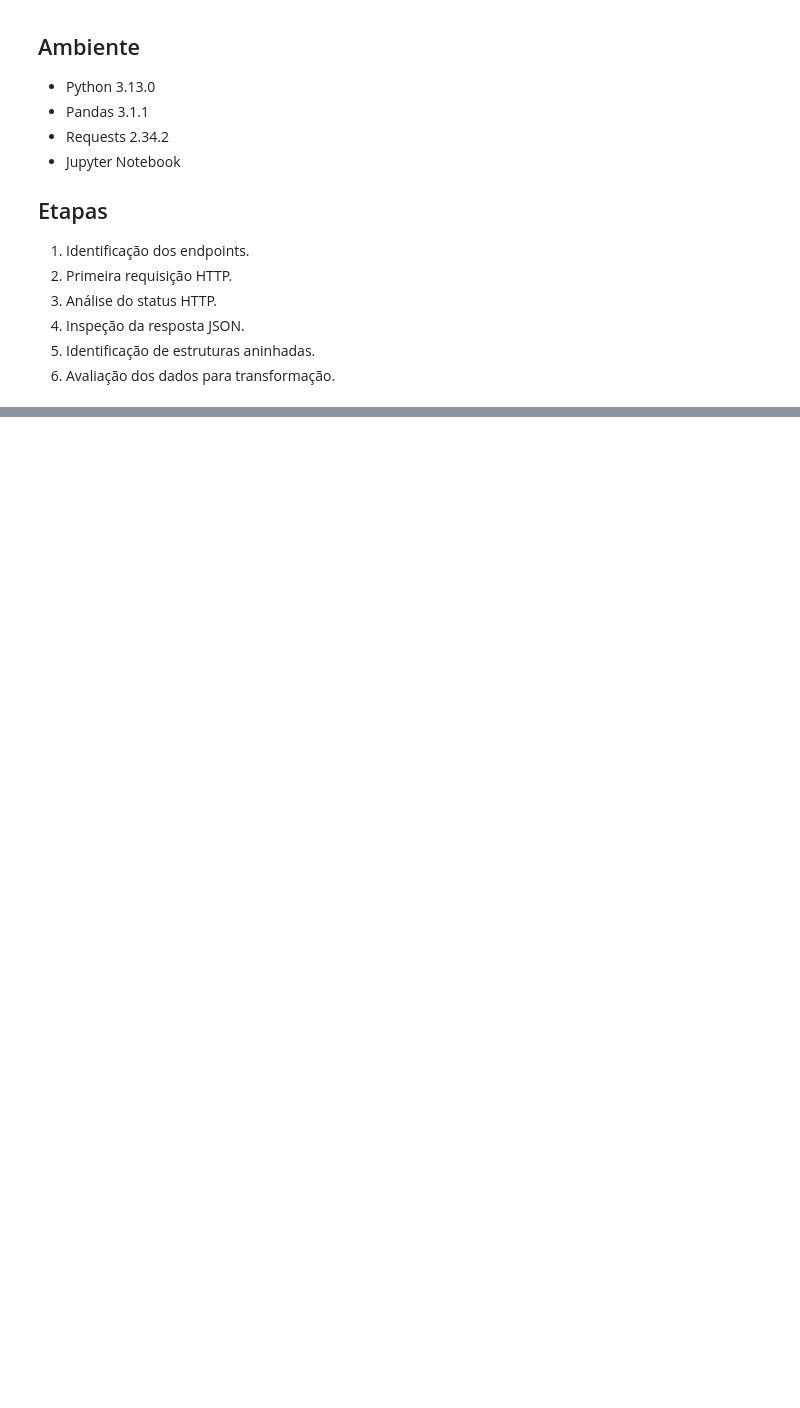
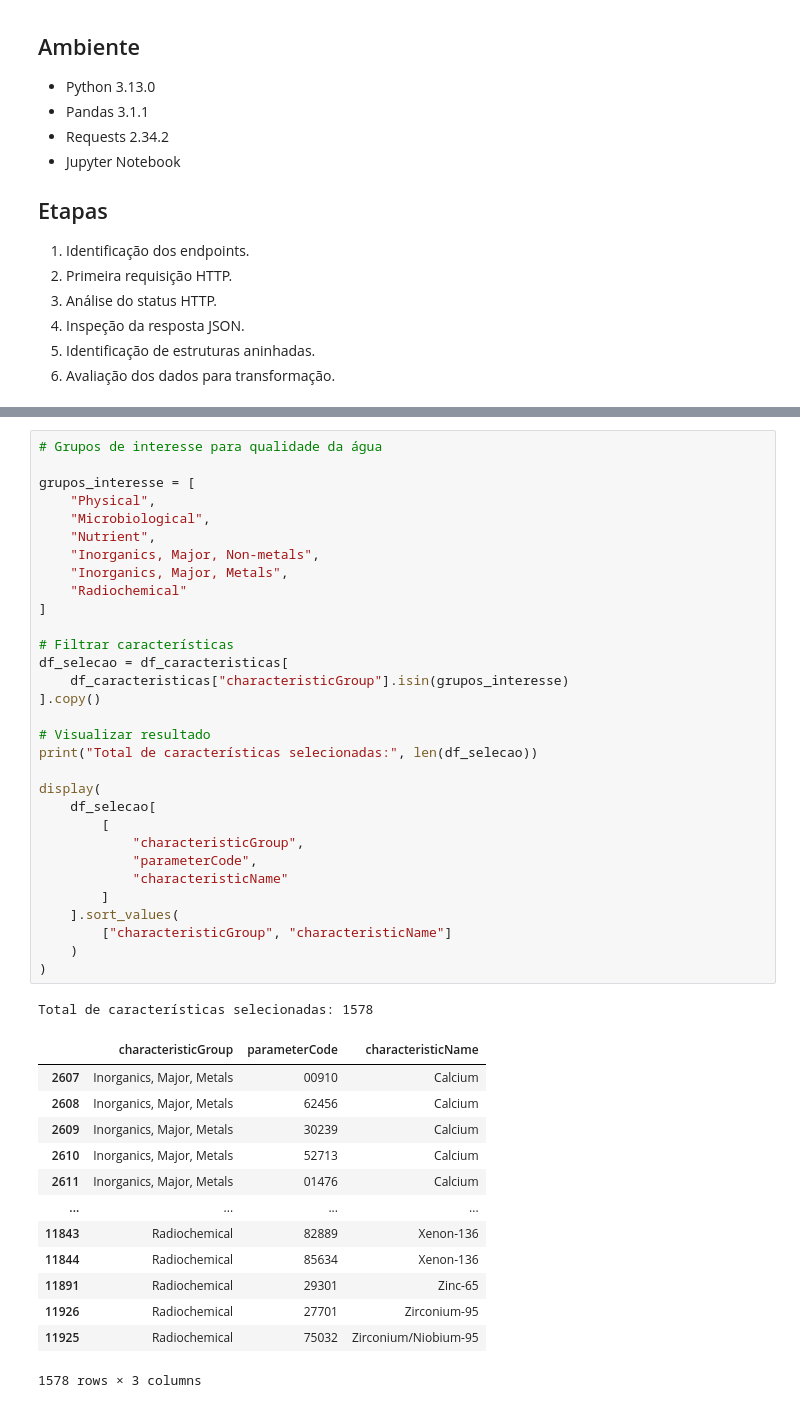
Before and after one commit to Maycon47/FT03-Python, a Jupyter notebook: notebooks/01_data_discovery_usgs.ipynb, the cells around one changed output, grey strips where cells are left out. Cells and saved outputs as stored; diff of their text form; blank space fills up the shorter version.

```diff
--- a/notebooks/01_data_discovery_usgs.ipynb
+++ b/notebooks/01_data_discovery_usgs.ipynb
@@ -35,0 +541,46 @@ Requests: 2.34.2
+# %%
+# Grupos de interesse para qualidade da água
+
+grupos_interesse = [
+    "Physical",
+    "Microbiological",
+    "Nutrient",
+    "Inorganics, Major, Non-metals",
+    "Inorganics, Major, Metals",
+    "Radiochemical"
+]
+
+# Filtrar características
+df_selecao = df_caracteristicas[
+    df_caracteristicas["characteristicGroup"].isin(grupos_interesse)
+].copy()
+
+# Visualizar resultado
+print("Total de características selecionadas:", len(df_selecao))
+
+display(
+    df_selecao[
+        [
+            "characteristicGroup",
+            "parameterCode",
+            "characteristicName"
+        ]
+    ].sort_values(
+        ["characteristicGroup", "characteristicName"]
+    )
+)
+# %% [output]
+Total de características selecionadas: 1578
+|  | characteristicGroup | parameterCode | characteristicName |
+| 2607 | Inorganics, Major, Metals | 00910 | Calcium |
+| 2608 | Inorganics, Major, Metals | 62456 | Calcium |
+| 2609 | Inorganics, Major, Metals | 30239 | Calcium |
+| 2610 | Inorganics, Major, Metals | 52713 | Calcium |
+| 2611 | Inorganics, Major, Metals | 01476 | Calcium |
+| ... | ... | ... | ... |
+| 11843 | Radiochemical | 82889 | Xenon-136 |
+| 11844 | Radiochemical | 85634 | Xenon-136 |
+| 11891 | Radiochemical | 29301 | Zinc-65 |
+| 11926 | Radiochemical | 27701 | Zirconium-95 |
+| 11925 | Radiochemical | 75032 | Zirconium/Niobium-95 |
+1578 rows × 3 columns
```
Also changed, not shown: parts of 40 cells of this notebook.
